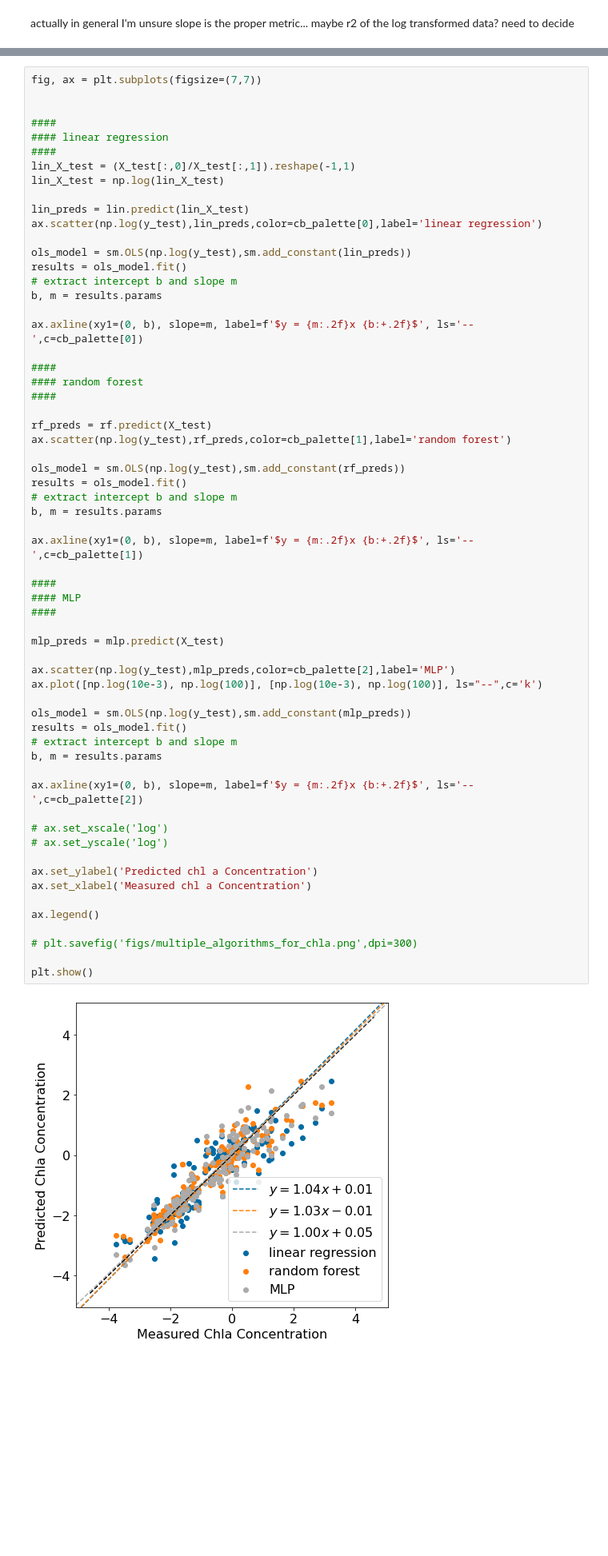
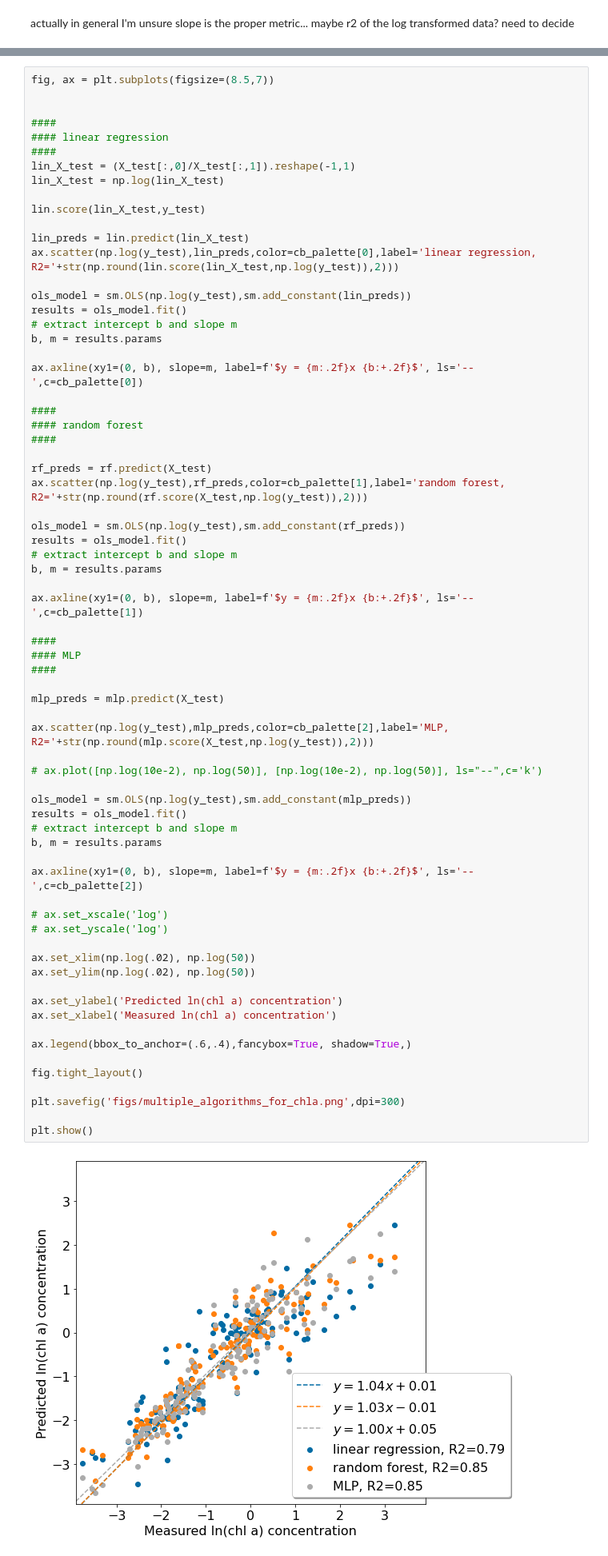
Before and after one commit to patrickcgray/ml_in_ocean_rs, a Jupyter notebook: rrs_mapping.ipynb, the cells around one changed output, grey strips where cells are left out. Shown: that part at 80% size. Drawn from its saved outputs; the diff is of its cells as text; blank space fills up the shorter version.

```diff
--- a/rrs_mapping.ipynb
+++ b/rrs_mapping.ipynb
@@ -170,5 +176,5 @@ actually in general I'm unsure slope is the proper metric... maybe r2 of the log
 # %%
-fig, ax = plt.subplots(figsize=(7,7))
+fig, ax = plt.subplots(figsize=(8.5,7))
 
 
 ####
@@ -177,8 +183,10 @@ fig, ax = plt.subplots(figsize=(7,7))
 lin_X_test = (X_test[:,0]/X_test[:,1]).reshape(-1,1)
 lin_X_test = np.log(lin_X_test)
 
+lin.score(lin_X_test,y_test)
+
 lin_preds = lin.predict(lin_X_test)
-ax.scatter(np.log(y_test),lin_preds,color=cb_palette[0],label='linear regression')
+ax.scatter(np.log(y_test),lin_preds,color=cb_palette[0],label='linear regression, R2='+str(np.round(lin.score(lin_X_test,np.log(y_test)),2)))
 
 ols_model = sm.OLS(np.log(y_test),sm.add_constant(lin_preds))
 results = ols_model.fit()
@@ -192,44 +200,50 @@ ax.axline(xy1=(0, b), slope=m, label=f'$y = {m:.2f}x {b:+.2f}$', ls='--',c=cb_pa
 ####
 
 rf_preds = rf.predict(X_test)
-ax.scatter(np.log(y_test),rf_preds,color=cb_palette[1],label='random forest')
+ax.scatter(np.log(y_test),rf_preds,color=cb_palette[1],label='random forest, R2='+str(np.round(rf.score(X_test,np.log(y_test)),2)))
 
 ols_model = sm.OLS(np.log(y_test),sm.add_constant(rf_preds))
 results = ols_model.fit()
 # extract intercept b and slope m
 b, m = results.params
 
 ax.axline(xy1=(0, b), slope=m, label=f'$y = {m:.2f}x {b:+.2f}$', ls='--',c=cb_palette[1])
 
 ####
 #### MLP
 ####
 
 mlp_preds = mlp.predict(X_test)
 
-ax.scatter(np.log(y_test),mlp_preds,color=cb_palette[2],label='MLP')
-ax.plot([np.log(10e-3), np.log(100)], [np.log(10e-3), np.log(100)], ls="--",c='k')
+ax.scatter(np.log(y_test),mlp_preds,color=cb_palette[2],label='MLP, R2='+str(np.round(mlp.score(X_test,np.log(y_test)),2)))
+
+# ax.plot([np.log(10e-2), np.log(50)], [np.log(10e-2), np.log(50)], ls="--",c='k')
 
 ols_model = sm.OLS(np.log(y_test),sm.add_constant(mlp_preds))
 results = ols_model.fit()
 # extract intercept b and slope m
 b, m = results.params
 
 ax.axline(xy1=(0, b), slope=m, label=f'$y = {m:.2f}x {b:+.2f}$', ls='--',c=cb_palette[2])
 
 # ax.set_xscale('log')
 # ax.set_yscale('log')
 
-ax.set_ylabel('Predicted chl a Concentration')
-ax.set_xlabel('Measured chl a Concentration')
+ax.set_xlim(np.log(.02), np.log(50))
+ax.set_ylim(np.log(.02), np.log(50))
 
-ax.legend()
+ax.set_ylabel('Predicted ln(chl a) concentration')
+ax.set_xlabel('Measured ln(chl a) concentration')
 
-# plt.savefig('figs/multiple_algorithms_for_chla.png',dpi=300)
+ax.legend(bbox_to_anchor=(.6,.4),fancybox=True, shadow=True,)
+
+fig.tight_layout()
+
+plt.savefig('figs/multiple_algorithms_for_chla.png',dpi=300)
 
 plt.show()
 # %% [output]
-[figure, old version]
+[figure, new version]
 # %% [markdown]
 ## how about with a little uncertainty?
 # %%
```
Also changed, not shown: parts of 3 cells of this notebook, 2 other files.
